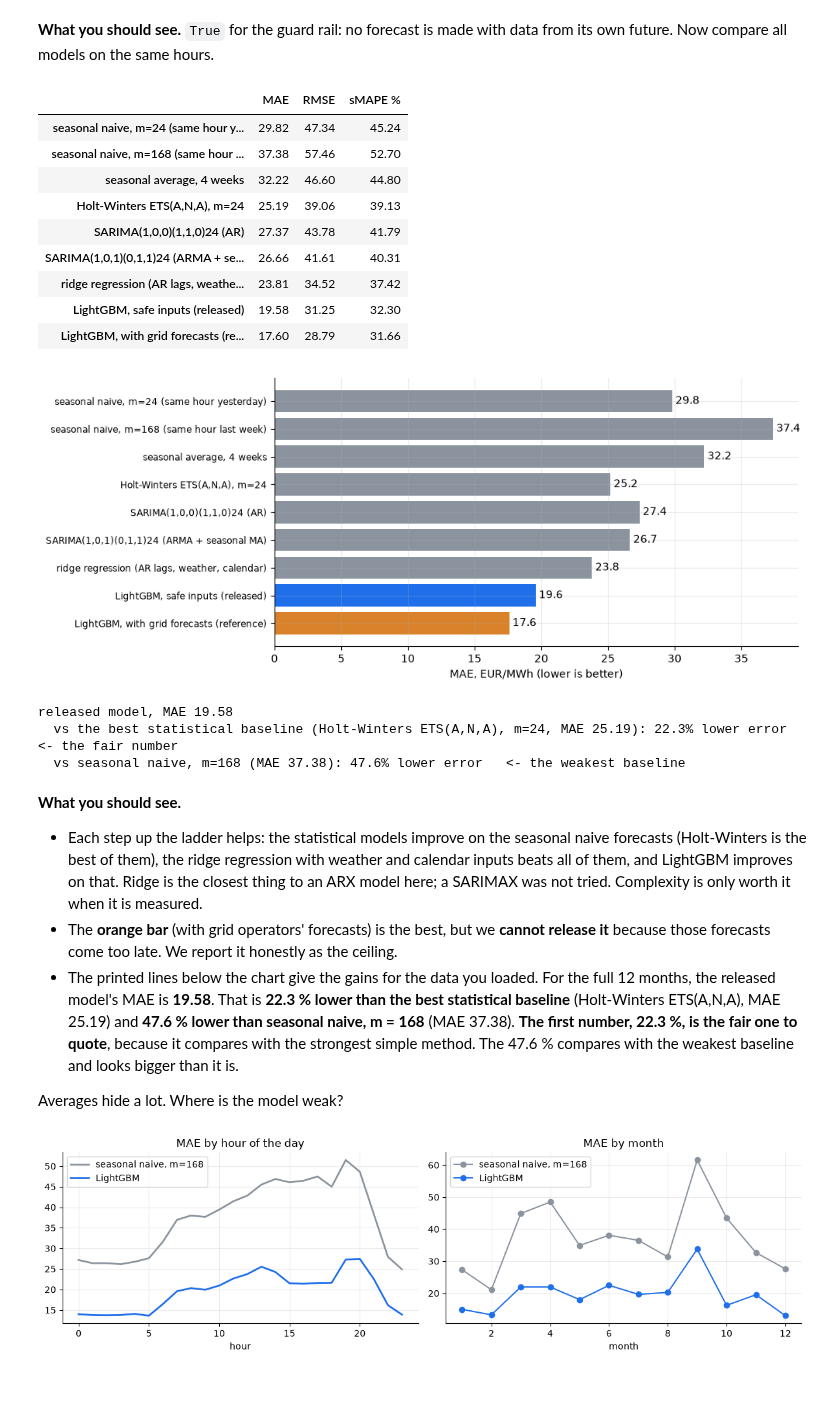
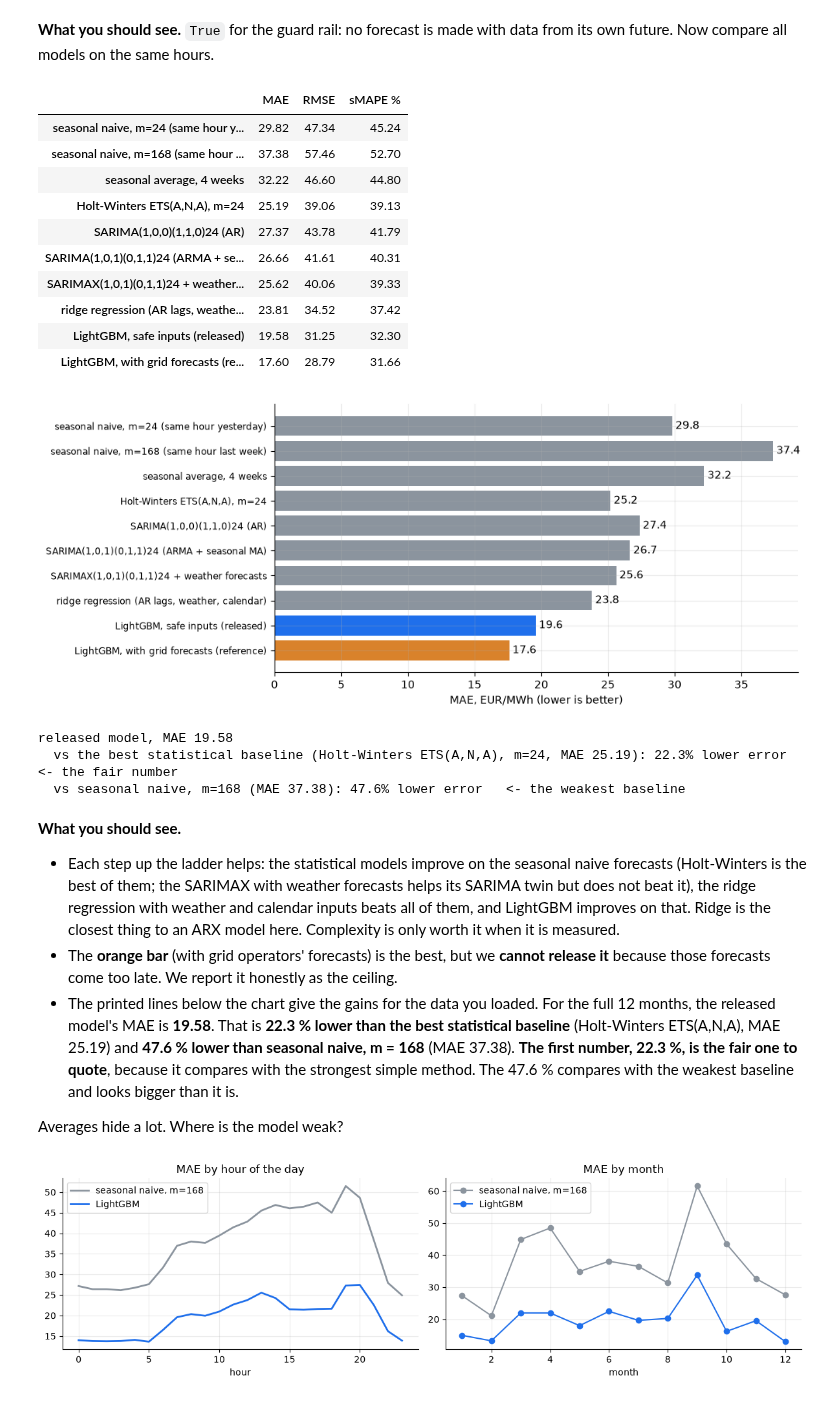
Before and after one commit to Omercan4/energy-price-forecast, a Jupyter notebook: notebooks/01_end_to_end_walkthrough.ipynb, the cells around one changed output. Saved outputs shown, nothing was run; the diff lists cells and outputs as text; code cells hidden in the pictures.

Commit message:
docs: notebook includes the SARIMAX baseline (weather forecasts as exogenous regressors) and no longer says it was not tried

```diff
--- a/notebooks/01_end_to_end_walkthrough.ipynb
+++ b/notebooks/01_end_to_end_walkthrough.ipynb
@@ -512,6 +514,7 @@ STATISTICAL = {
     "Holt-Winters ETS(A,N,A), m=24": "ets",
     "SARIMA(1,0,0)(1,1,0)24 (AR)": "sarima_ar",
     "SARIMA(1,0,1)(0,1,1)24 (ARMA + seasonal MA)": "sarima_arma",
+    "SARIMAX(1,0,1)(0,1,1)24 + weather forecasts": "sarimax",
 }
 MODELS = {
     "ridge regression (AR lags, weather, calendar)": "ridge",
@@ -525,42 +528,43 @@ display(scores)
 colors = [BLUE if n.startswith("LightGBM, safe") else ORANGE if n.startswith("LightGBM, with") else GREY for n in scores.index]
 fig, ax = plt.subplots(figsize=(10, 4.2))
 bars = ax.barh(scores.index, scores["MAE"], color=colors)
 ax.bar_label(bars, fmt="%.1f", padding=3)
 ax.invert_yaxis()
 ax.set_xlabel("MAE, EUR/MWh (lower is better)")
 ax.tick_params(axis="y", labelsize=8.5)
 plt.tight_layout()
 plt.show()
 
 released = scores.loc["LightGBM, safe inputs (released)", "MAE"]
 naive_168 = scores.loc["seasonal naive, m=168 (same hour last week)", "MAE"]
 classical = [n for n in STATISTICAL if n in scores.index]
 best = scores.loc[classical, "MAE"].idxmin()
 print(f"released model, MAE {released:.2f}")
 print(f"  vs the best statistical baseline ({best}, MAE {scores.loc[best, 'MAE']:.2f}): {1 - released / scores.loc[best, 'MAE']:.1%} lower error   <- the fair number")
 print(f"  vs seasonal naive, m=168 (MAE {naive_168:.2f}): {1 - released / naive_168:.1%} lower error   <- the weakest baseline")
 if len(classical) == 2:
     print("(This run has only the two seasonal naive baselines: run `make backtest` to get all statistical models.)")
 # %% [output]
 |  | MAE | RMSE | sMAPE % |
 | seasonal naive, m=24 (same hour y... | 29.82 | 47.34 | 45.24 |
 | seasonal naive, m=168 (same hour ... | 37.38 | 57.46 | 52.70 |
 | seasonal average, 4 weeks | 32.22 | 46.60 | 44.80 |
 | Holt-Winters ETS(A,N,A), m=24 | 25.19 | 39.06 | 39.13 |
 | SARIMA(1,0,0)(1,1,0)24 (AR) | 27.37 | 43.78 | 41.79 |
 | SARIMA(1,0,1)(0,1,1)24 (ARMA + se... | 26.66 | 41.61 | 40.31 |
+| SARIMAX(1,0,1)(0,1,1)24 + weather... | 25.62 | 40.06 | 39.33 |
 | ridge regression (AR lags, weathe... | 23.81 | 34.52 | 37.42 |
 | LightGBM, safe inputs (released) | 19.58 | 31.25 | 32.30 |
 | LightGBM, with grid forecasts (re... | 17.60 | 28.79 | 31.66 |
-[figure, old version]
+[figure, new version]
 released model, MAE 19.58
   vs the best statistical baseline (Holt-Winters ETS(A,N,A), m=24, MAE 25.19): 22.3% lower error   <- the fair number
   vs seasonal naive, m=168 (MAE 37.38): 47.6% lower error   <- the weakest baseline
 # %% [markdown]
 **What you should see.**
 
-- Each step up the ladder helps: the statistical models improve on the seasonal naive forecasts (Holt-Winters is the best of them), the ridge regression with weather and calendar
-  inputs beats all of them, and LightGBM improves on that. Ridge is the closest thing to an ARX model here; a SARIMAX was not tried. Complexity is only worth it when it is measured.
+- Each step up the ladder helps: the statistical models improve on the seasonal naive forecasts (Holt-Winters is the best of them; the SARIMAX with weather forecasts helps its SARIMA twin but does not beat it), the
+  ridge regression with weather and calendar inputs beats all of them, and LightGBM improves on that. Ridge is the closest thing to an ARX model here. Complexity is only worth it when it is measured.
 - The **orange bar** (with grid operators' forecasts) is the best, but we **cannot release it** because those forecasts come too late. We report it honestly as the ceiling.
 - The printed lines below the chart give the gains for the data you loaded. For the full 12 months, the released model's MAE is **19.58**. That is **22.3 % lower than the best
   statistical baseline** (Holt-Winters ETS(A,N,A), MAE 25.19) and **47.6 % lower than seasonal naive, m = 168** (MAE 37.38). **The first number, 22.3 %, is the fair one to quote**,
```
Also changed, not shown: parts of 3 cells of this notebook.
